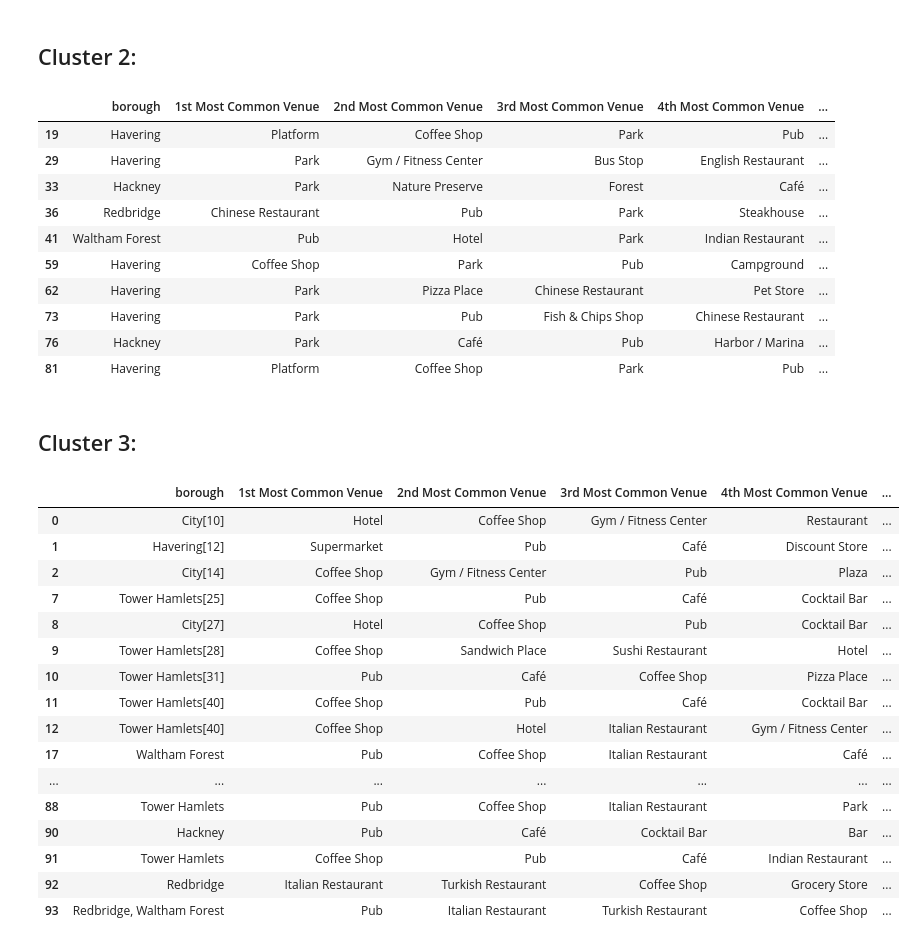
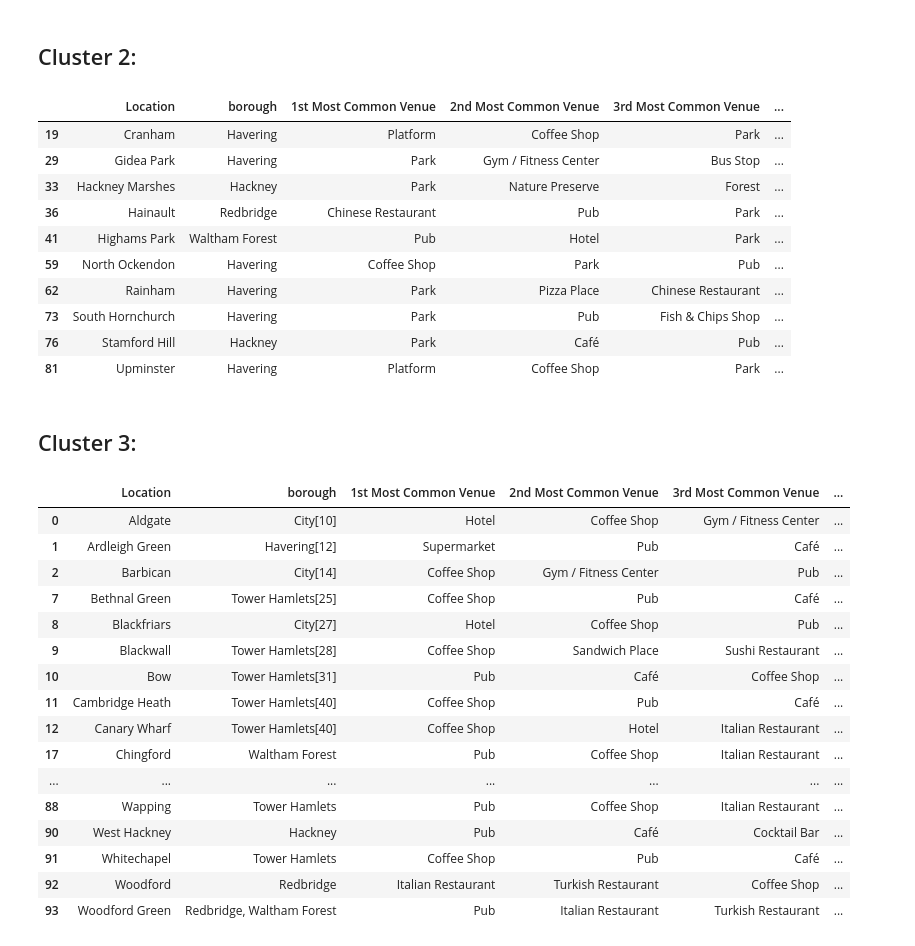
Before and after one commit to RonDanGit/coursera-capstone-project, a Jupyter notebook: 210405 Capstone_London.ipynb, the cells around one changed output. Drawn from its saved outputs; the diff is of its cells as text; code cells hidden in the pictures.

```diff
--- a/210405 Capstone_London.ipynb
+++ b/210405 Capstone_London.ipynb
@@ -847,38 +851,38 @@ London_merged3.loc[London_merged3['Cluster Labels'] == 1, London_merged3.columns
 # %% [markdown]
 ## Cluster 2:
 # %%
-London_merged3.loc[London_merged3['Cluster Labels'] == 2, London_merged3.columns[[1] + list(range(5, London_merged3.shape[1]))]]
+London_merged3.loc[London_merged3['Cluster Labels'] == 2, London_merged3.columns[[0, 1] + list(range(5, London_merged3.shape[1]))]]
 # %% [output]
-|  | borough | 1st Most Common Venue | 2nd Most Common Venue | 3rd Most Common Venue | 4th Most Common Venue | ... |
-| 19 | Havering | Platform | Coffee Shop | Park | Pub | ... |
-| 29 | Havering | Park | Gym / Fitness Center | Bus Stop | English Restaurant | ... |
-| 33 | Hackney | Park | Nature Preserve | Forest | Café | ... |
-| 36 | Redbridge | Chinese Restaurant | Pub | Park | Steakhouse | ... |
-| 41 | Waltham Forest | Pub | Hotel | Park | Indian Restaurant | ... |
-| 59 | Havering | Coffee Shop | Park | Pub | Campground | ... |
-| 62 | Havering | Park | Pizza Place | Chinese Restaurant | Pet Store | ... |
-| 73 | Havering | Park | Pub | Fish & Chips Shop | Chinese Restaurant | ... |
-| 76 | Hackney | Park | Café | Pub | Harbor / Marina | ... |
-| 81 | Havering | Platform | Coffee Shop | Park | Pub | ... |
+|  | Location | borough | 1st Most Common Venue | 2nd Most Common Venue | 3rd Most Common Venue | ... |
+| 19 | Cranham | Havering | Platform | Coffee Shop | Park | ... |
+| 29 | Gidea Park | Havering | Park | Gym / Fitness Center | Bus Stop | ... |
+| 33 | Hackney Marshes | Hackney | Park | Nature Preserve | Forest | ... |
+| 36 | Hainault | Redbridge | Chinese Restaurant | Pub | Park | ... |
+| 41 | Highams Park | Waltham Forest | Pub | Hotel | Park | ... |
+| 59 | North Ockendon | Havering | Coffee Shop | Park | Pub | ... |
+| 62 | Rainham | Havering | Park | Pizza Place | Chinese Restaurant | ... |
+| 73 | South Hornchurch | Havering | Park | Pub | Fish & Chips Shop | ... |
+| 76 | Stamford Hill | Hackney | Park | Café | Pub | ... |
+| 81 | Upminster | Havering | Platform | Coffee Shop | Park | ... |
 # %% [markdown]
 ## Cluster 3:
 # %%
-London_merged3.loc[London_merged3['Cluster Labels'] == 3, London_merged3.columns[[1] + list(range(5, London_merged3.shape[1]))]]
+London_merged3.loc[London_merged3['Cluster Labels'] == 3, London_merged3.columns[[0, 1] + list(range(5, London_merged3.shape[1]))]]
 # %% [output]
-|  | borough | 1st Most Common Venue | 2nd Most Common Venue | 3rd Most Common Venue | 4th Most Common Venue | ... |
-| 0 | City[10] | Hotel | Coffee Shop | Gym / Fitness Center | Restaurant | ... |
-| 1 | Havering[12] | Supermarket | Pub | Café | Discount Store | ... |
-| 2 | City[14] | Coffee Shop | Gym / Fitness Center | Pub | Plaza | ... |
-| 7 | Tower Hamlets[25] | Coffee Shop | Pub | Café | Cocktail Bar | ... |
-| 8 | City[27] | Hotel | Coffee Shop | Pub | Cocktail Bar | ... |
-| 9 | Tower Hamlets[28] | Coffee Shop | Sandwich Place | Sushi Restaurant | Hotel | ... |
-| 10 | Tower Hamlets[31] | Pub | Café | Coffee Shop | Pizza Place | ... |
-| 11 | Tower Hamlets[40] | Coffee Shop | Pub | Café | Cocktail Bar | ... |
-| 12 | Tower Hamlets[40] | Coffee Shop | Hotel | Italian Restaurant | Gym / Fitness Center | ... |
-| 17 | Waltham Forest | Pub | Coffee Shop | Italian Restaurant | Café | ... |
+|  | Location | borough | 1st Most Common Venue | 2nd Most Common Venue | 3rd Most Common Venue | ... |
+| 0 | Aldgate | City[10] | Hotel | Coffee Shop | Gym / Fitness Center | ... |
+| 1 | Ardleigh Green | Havering[12] | Supermarket | Pub | Café | ... |
+| 2 | Barbican | City[14] | Coffee Shop | Gym / Fitness Center | Pub | ... |
+| 7 | Bethnal Green | Tower Hamlets[25] | Coffee Shop | Pub | Café | ... |
+| 8 | Blackfriars | City[27] | Hotel | Coffee Shop | Pub | ... |
+| 9 | Blackwall | Tower Hamlets[28] | Coffee Shop | Sandwich Place | Sushi Restaurant | ... |
+| 10 | Bow | Tower Hamlets[31] | Pub | Café | Coffee Shop | ... |
+| 11 | Cambridge Heath | Tower Hamlets[40] | Coffee Shop | Pub | Café | ... |
+| 12 | Canary Wharf | Tower Hamlets[40] | Coffee Shop | Hotel | Italian Restaurant | ... |
+| 17 | Chingford | Waltham Forest | Pub | Coffee Shop | Italian Restaurant | ... |
 | ... | ... | ... | ... | ... | ... | ... |
-| 88 | Tower Hamlets | Pub | Coffee Shop | Italian Restaurant | Park | ... |
-| 90 | Hackney | Pub | Café | Cocktail Bar | Bar | ... |
-| 91 | Tower Hamlets | Coffee Shop | Pub | Café | Indian Restaurant | ... |
-| 92 | Redbridge | Italian Restaurant | Turkish Restaurant | Coffee Shop | Grocery Store | ... |
-| 93 | Redbridge, Waltham Forest | Pub | Italian Restaurant | Turkish Restaurant | Coffee Shop | ... |
+| 88 | Wapping | Tower Hamlets | Pub | Coffee Shop | Italian Restaurant | ... |
+| 90 | West Hackney | Hackney | Pub | Café | Cocktail Bar | ... |
+| 91 | Whitechapel | Tower Hamlets | Coffee Shop | Pub | Café | ... |
+| 92 | Woodford | Redbridge | Italian Restaurant | Turkish Restaurant | Coffee Shop | ... |
+| 93 | Woodford Green | Redbridge, Waltham Forest | Pub | Italian Restaurant | Turkish Restaurant | ... |
```
Also changed, not shown: parts of 5 cells of this notebook.
